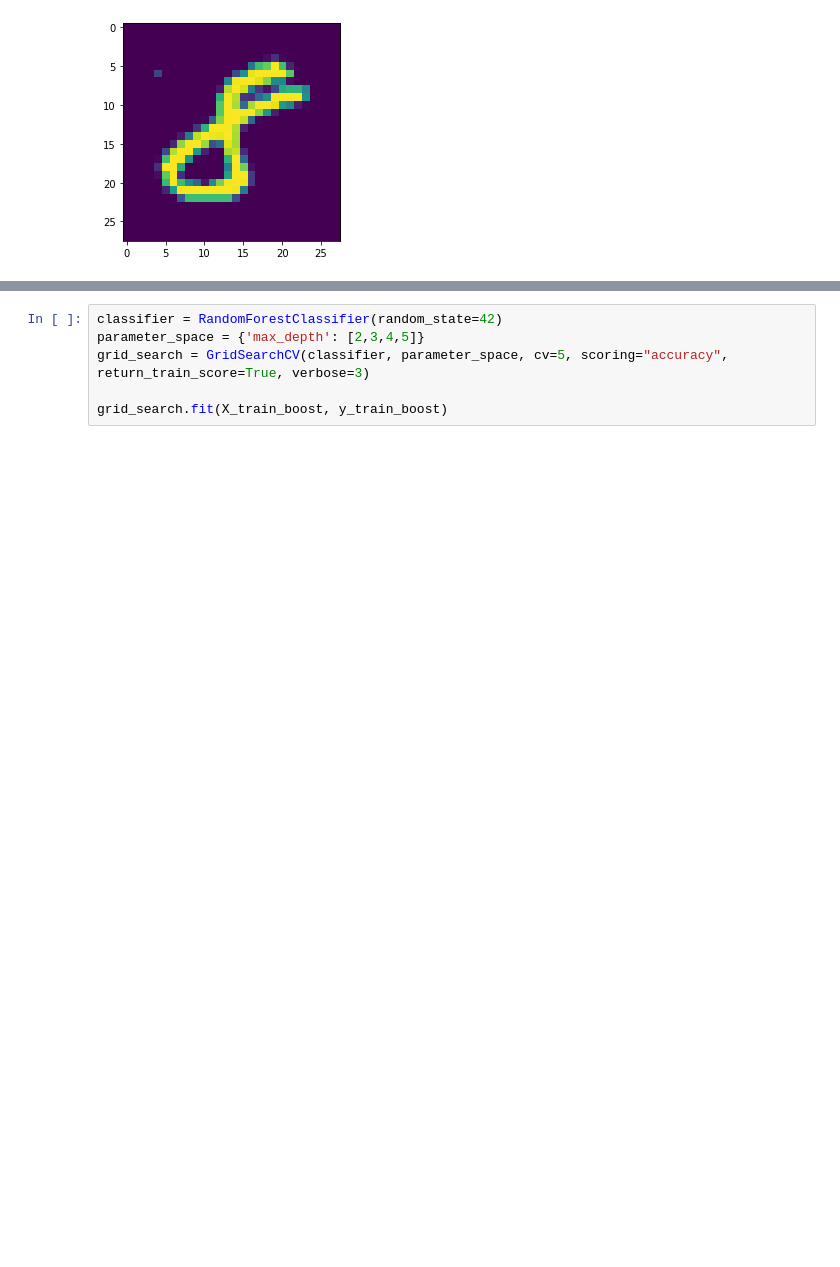
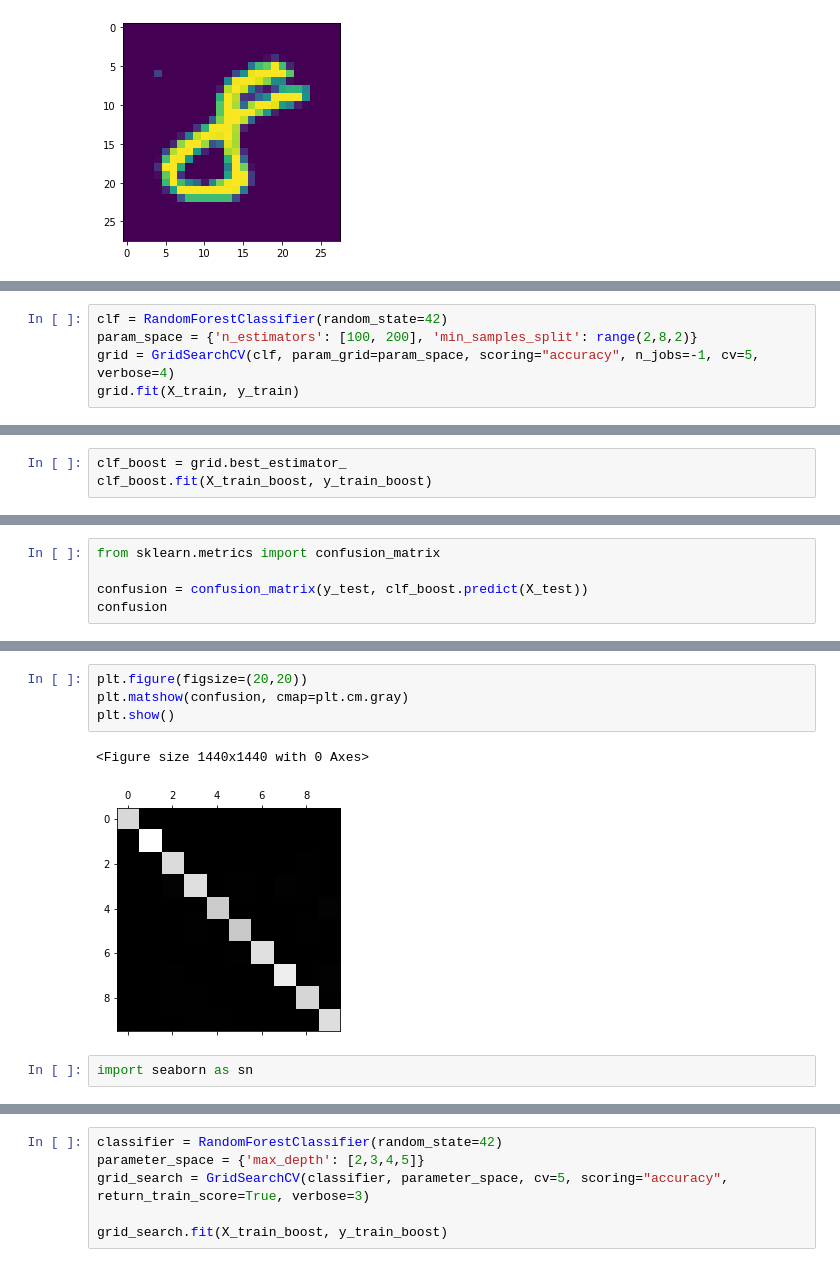
Before and after one commit to andreoniriccardo/experiments, a Jupyter notebook: OCR with augmented data.ipynb, the cells around one changed output, grey strips where cells are left out. Drawn from its saved outputs; the diff is of its cells as text; blank space fills up the shorter version.

```diff
--- a/OCR with augmented data.ipynb
+++ b/OCR with augmented data.ipynb
@@ -93,0 +110,5 @@ from sklearn.model_selection import GridSearchCV
+# %%
+clf = RandomForestClassifier(random_state=42)
+param_space = {'n_estimators': [100, 200], 'min_samples_split': range(2,8,2)}
+grid = GridSearchCV(clf, param_grid=param_space, scoring="accuracy", n_jobs=-1, cv=5, verbose=4)
+grid.fit(X_train, y_train)
@@ -93,0 +149,3 @@ from sklearn.model_selection import GridSearchCV
+# %%
+clf_boost = grid.best_estimator_
+clf_boost.fit(X_train_boost, y_train_boost)
@@ -93,0 +158,5 @@ from sklearn.model_selection import GridSearchCV
+# %%
+from sklearn.metrics import confusion_matrix
+
+confusion = confusion_matrix(y_test, clf_boost.predict(X_test))
+confusion
@@ -93,0 +174,9 @@ from sklearn.model_selection import GridSearchCV
+# %%
+plt.figure(figsize=(20,20))
+plt.matshow(confusion, cmap=plt.cm.gray)
+plt.show()
+# %% [output]
+<Figure size 1440x1440 with 0 Axes>
+[figure, added]
+# %%
+import seaborn as sn
```
Also changed, not shown: parts of 26 cells of this notebook.
